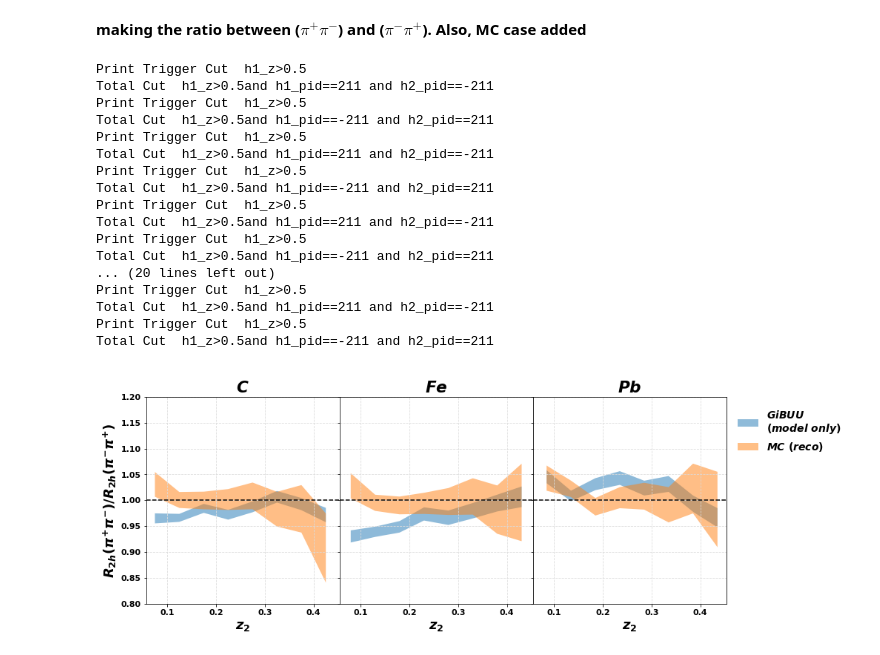
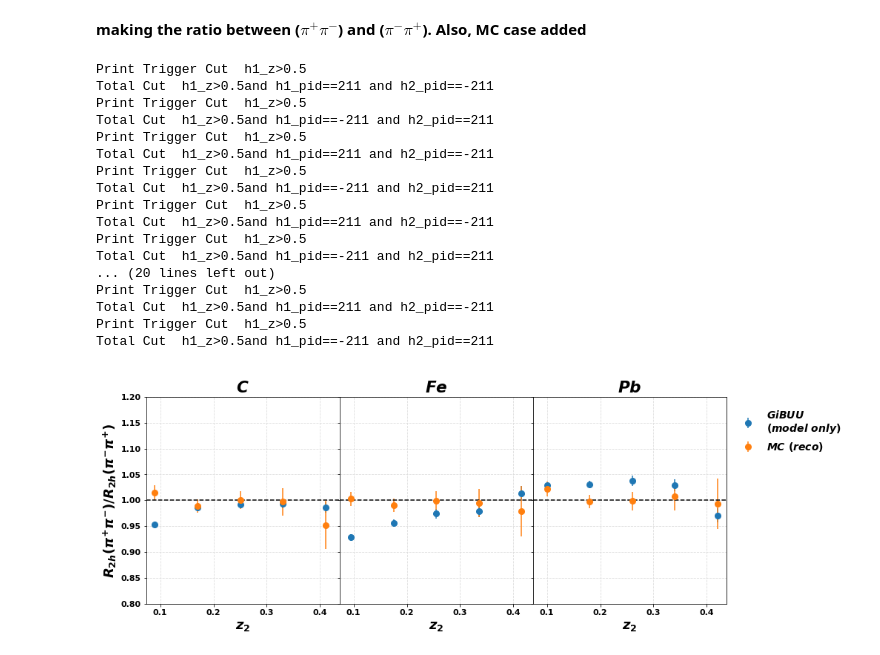
Before and after one commit to smoranvas/di-hadron, a Jupyter notebook: getRatios.ipynb, the cells around one changed output. Cells and saved outputs as stored; diff of their text form; code cells hidden in the pictures.

```diff
--- a/getRatios.ipynb
+++ b/getRatios.ipynb
@@ -375,7 +226,7 @@ Wall time: 4.3 s
 # %%
 for key in df_mc_trigger.keys():
     print (key)
-    df_mc_trigger[key] = applyCuts(df_mc_trigger[key],isTrigger=True)
+    df_mc_trigger[key] = r2h.applyCuts(df_mc_trigger[key],isTrigger=True)
     print (' ')
 # %% [output]
 C_trigger
@@ -851,26 +734,21 @@ plt.show()
 # %%
 fig = plt.figure(figsize=(8,6))
 
-colors = {}
-colors['C'] = '#1f77b4'
-colors['Fe'] = '#ff7f0e'
-colors['Pb']=  '#2ca02c'
-
 for i,target in enumerate(['C','Fe','Pb']):
-    r, err,x = getRatio(df['%s'%target], df['D_%s'%target], df_trigger['%s_trigger'%target],
+    r, err,x = r2h.getRatio(df['%s'%target], df['D_%s'%target], df_trigger['%s_trigger'%target],
                         df_trigger['D_%s_trigger'%target],variable='pair_mass',minz=0.3,
-                        maxz=1.8,nbins=11,pair_cut='and h2_z>0.10',applyweight=False
-                       )
-    plt.errorbar(x+0.005*i,r,yerr=err,label='This work, %s'%target,ms=8,fmt='o',alpha=0.8,color=colors[target])
+                        maxz=1.8,nbins=11,pair_cut='%s and h2_z>0.10'%pair_cut_nom,
+                            trig_cut = trigger_cut_nom, applyweight=False)
+    plt.errorbar(x+0.005*i,r,yerr=err,label='This work, %s'%target,ms=8,fmt='o',alpha=0.8,color=colors[i+1])
     #plt.fill_between(x+0.02*i,r*1.04,r*0.96, alpha=0.2,color=colors[target])
 
     ##GiBUU
-    r, err,x = getRatio(df['GiBUU_%s'%target],df['GiBUU_D'],df_trigger['GiBUU_%s_trigger'%target],
+    r, err,x = r2h.getRatio(df['GiBUU_%s'%target],df['GiBUU_D'],df_trigger['GiBUU_%s_trigger'%target],
                         df_trigger['GiBUU_D_trigger'],variable='pair_mass',minz=0.3,maxz=1.8,
                         nbins=11,pair_cut='and h2_z>0.10',applyweight=False)
     #plt.fill_between(x,r,r-err,r+err,label='GiBUU %s'%target,alpha=0.5)
     #plt.plot(x+0.005*i,r,color=colors[target],lw=3,alpha=0.8,label='GiBUU %s'%target)
-    plt.fill_between(x+0.005*i,r-err,r+err,label='GiBUU %s'%target,alpha=0.5,lw=2)
+    plt.fill_between(x+0.005*i,r-err,r+err,label='GiBUU %s'%target,alpha=0.5,lw=2,color=colors[i+1])
 
 plt.tick_params(axis="x", labelsize=16)
 plt.tick_params(axis="y", labelsize=16)
@@ -996,14 +855,15 @@ fig, axs = plt.subplots(1, 3,sharex=True, sharey=True,figsize=(15,5),gridspec_kw
 ratio={}
 ratio_err={}
 x_coor={}
+BINS=6
 ##Data
 for i,target in enumerate(['C','Fe','Pb']):
-    r2, err2,x2 = getRatio(df['%s'%target], df['D_%s'%target],
+    r2, err2,x2 = r2h.getRatio(df['%s'%target], df['D_%s'%target],
                         df_trigger['%s_trigger'%target], df_trigger['D_%s_trigger'%target],
-                        minz=0.05,maxz=0.45, variable='h2_z', pair_cut = 'and h1_pid==211 and h2_pid==-211')
-    r3, err3,x3 = getRatio(df['%s'%target], df['D_%s'%target],
+                        minz=0.05,maxz=0.45, variable='h2_z', pair_cut = 'and h1_pid==211 and h2_pid==-211',nbins=BINS)
+    r3, err3,x3 = r2h.getRatio(df['%s'%target], df['D_%s'%target],
                         df_trigger['%s_trigger'%target], df_trigger['D_%s_trigger'%target],
-                        minz=0.05,maxz=0.45, variable='h2_z', pair_cut = 'and h1_pid==-211 and h2_pid==211')
+                        minz=0.05,maxz=0.45, variable='h2_z', pair_cut = 'and h1_pid==-211 and h2_pid==211',nbins=BINS)
     ratio['%s_data'%target] = r2/r3
     x_coor['%s_data'%target]   =x2
     ratio_err['%s_data'%target] = (r2/r3)*   np.sqrt( np.power( (err2/r2),2.0) + np.power((err3/r3) ,2.0)   )
@@ -1018,27 +878,27 @@ for i,target in enumerate(['C','Fe','Pb']):
 #    if i==0:    axs[i].fill_between(x+0.005*i,r-err,r+err,alpha=0.9,lw=5,label='GiBUU All Pairs')
 #    else:    axs[i].fill_between(x+0.005*i,r-err,r+err,alpha=0.9,lw=5)
 for i,target in enumerate(['C','Fe','Pb']):
-    r2_GiBUU, err2_GiBUU,x2_GiBUU = getRatio(df['GiBUU_%s'%target],df['GiBUU_D'],
+    r2_GiBUU, err2_GiBUU,x2_GiBUU = r2h.getRatio(df['GiBUU_%s'%target],df['GiBUU_D'],
                                              df_trigger['GiBUU_%s_trigger'%target], df_trigger['GiBUU_D_trigger']
                        ,variable='h2_z',minz=0.05,maxz=0.45, applyweight=False,
-                        pair_cut = 'and h1_pid==211 and h2_pid==-211')
-    r3_GiBUU, err3_GiBUU,x3_GiBUU = getRatio(df['GiBUU_%s'%target],df['GiBUU_D'],
+                        pair_cut = 'and h1_pid==211 and h2_pid==-211',nbins=BINS)
+    r3_GiBUU, err3_GiBUU,x3_GiBUU = r2h.getRatio(df['GiBUU_%s'%target],df['GiBUU_D'],
                                              df_trigger['GiBUU_%s_trigger'%target],df_trigger['GiBUU_D_trigger']
                        ,variable='h2_z',minz=0.05,maxz=0.45, applyweight=False,
-                        pair_cut = 'and h1_pid==-211 and h2_pid==211')
+                        pair_cut = 'and h1_pid==-211 and h2_pid==211',nbins=BINS)
     ratio['%s_GiBUU'%target] = r2_GiBUU/r3_GiBUU
     ratio_err['%s_GiBUU'%target] = (r2_GiBUU/r3_GiBUU)*   np.sqrt( np.power( (err2_GiBUU/r2_GiBUU),2.0) +
                                                                   np.power((err3_GiBUU/r3_GiBUU) ,2.0)   )
 ## MC
 for i,target in enumerate(['C','Fe','Pb']):
-    r2_mc, err2_mc,x2_mc = getRatio(df_mc['%s'%target],df_mc['D'],
+    r2_mc, err2_mc,x2_mc = r2h.getRatio(df_mc['%s'%target],df_mc['D'],
                                              df_mc_trigger['%s_trigger'%target], df_mc_trigger['D_trigger']
                        ,variable='h2_z',minz=0.05,maxz=0.45, applyweight=False,
-                        pair_cut = 'and h1_pid==211 and h2_pid==-211')
-    r3_mc, err3_mc,x3_mc = getRatio(df_mc['%s'%target],df_mc['D'],
+                        pair_cut = 'and h1_pid==211 and h2_pid==-211',nbins=BINS)
+    r3_mc, err3_mc,x3_mc = r2h.getRatio(df_mc['%s'%target],df_mc['D'],
                                              df_mc_trigger['%s_trigger'%target], df_mc_trigger['D_trigger']
                        ,variable='h2_z',minz=0.05,maxz=0.45, applyweight=False,
-                        pair_cut = 'and h1_pid==-211 and h2_pid==211')
+                        pair_cut = 'and h1_pid==-211 and h2_pid==211',nbins=BINS)
     ratio['%s_mc'%target] = r2_mc/r3_mc
     ratio_err['%s_mc'%target] = (r2_mc/r3_mc)*   np.sqrt( np.power( (err2_mc/r2_mc),2.0) +
                                                                   np.power((err3_mc/r3_mc) ,2.0)   )
@@ -1060,28 +920,30 @@ for i,target in enumerate(['C','Fe','Pb']):
 #        axs[i].fill_between(x_coor['%s_data'%target]+0.005*i,ratio['%s_data'%target]-ratio_err['%s_data'%target],
 #                            ratio['%s_data'%target]+ratio_err['%s_data'%target],alpha=alpha_value,lw=5)
     if i==0:
-        #axs[i].errorbar(x_coor['%s_data'%target]+0.005*i,ratio['%s_GiBUU'%target],
-        #                        yerr=ratio_err['%s_GiBUU'%target],
-        #                        label='$GiBUU$ \n$(model$ $only)$',fmt='o',ms=8)
-        axs[i].fill_between(x_coor['%s_data'%target]+0.005*i,ratio['%s_GiBUU'%target]-ratio_err['%s_GiBUU'%target],
-                            ratio['%s_GiBUU'%target]+ratio_err['%s_GiBUU'%target],alpha=alpha_value,lw=5,label='$GiBUU$ \n$(model$ $only)$',)
+        axs[i].errorbar(x_coor['%s_data'%target]+0.005*i,ratio['%s_GiBUU'%target],
+                                yerr=ratio_err['%s_GiBUU'%target],
+                                label='$GiBUU$ \n$(model$ $only)$',fmt='o',ms=8)
+        #axs[i].fill_between(x_coor['%s_data'%target]+0.005*i,ratio['%s_GiBUU'%target]-ratio_err['%s_GiBUU'%target],
+        #                    ratio['%s_GiBUU'%target]+ratio_err['%s_GiBUU'%target],alpha=alpha_value,
+        #                    lw=5,label='$GiBUU$ \n$(model$ $only)$',)
     else:
-        #axs[i].errorbar(x_coor['%s_data'%target]+0.005*i,ratio['%s_GiBUU'%target],
-        #                       yerr=ratio_err['%s_GiBUU'%target],fmt='o',ms=8)
-        axs[i].fill_between(x_coor['%s_data'%target]+0.005*i,ratio['%s_GiBUU'%target]-ratio_err['%s_GiBUU'%target],
-                            ratio['%s_GiBUU'%target]+ratio_err['%s_GiBUU'%target],alpha=alpha_value,lw=5)
+        axs[i].errorbar(x_coor['%s_data'%target]+0.005*i,ratio['%s_GiBUU'%target],
+                               yerr=ratio_err['%s_GiBUU'%target],fmt='o',ms=8)
+        #axs[i].fill_between(x_coor['%s_data'%target]+0.005*i,ratio['%s_GiBUU'%target]-ratio_err['%s_GiBUU'%target],
+        #                    ratio['%s_GiBUU'%target]+ratio_err['%s_GiBUU'%target],alpha=alpha_value,lw=5)
 
     if i==0:
-        #axs[i].errorbar(x_coor['%s_data'%target]+0.005*i,ratio['%s_mc'%target],
-        #                        yerr=ratio_err['%s_mc'%target],
-        #                        label='$MC$ $(reco)$',fmt='o',ms=8)
-        axs[i].fill_between(x_coor['%s_data'%target]+0.005*i,ratio['%s_mc'%target]-ratio_err['%s_mc'%target],
-                            ratio['%s_mc'%target]+ratio_err['%s_mc'%target],alpha=alpha_value,lw=5, label='$MC$ $(reco)$')
+        axs[i].errorbar(x_coor['%s_data'%target]+0.005*i,ratio['%s_mc'%target],
+                                yerr=ratio_err['%s_mc'%target],
+                                label='$MC$ $(reco)$',fmt='o',ms=8)
+        #axs[i].fill_between(x_coor['%s_data'%target]+0.005*i,ratio['%s_mc'%target]-ratio_err['%s_mc'%target],
+        #                    ratio['%s_mc'%target]+ratio_err['%s_mc'%target],alpha=alpha_value,lw=5,
+        #                    label='$MC$ $(reco)$')
     else:
-        #axs[i].errorbar(x_coor['%s_data'%target]+0.005*i,ratio['%s_mc'%target],
-        #                       yerr=ratio_err['%s_mc'%target],fmt='o',ms=8)
-        axs[i].fill_between(x_coor['%s_data'%target]+0.005*i,ratio['%s_mc'%target]-ratio_err['%s_mc'%target],
-                            ratio['%s_mc'%target]+ratio_err['%s_mc'%target],alpha=alpha_value,lw=5)
+        axs[i].errorbar(x_coor['%s_data'%target]+0.005*i,ratio['%s_mc'%target],
+                               yerr=ratio_err['%s_mc'%target],fmt='o',ms=8)
+        #axs[i].fill_between(x_coor['%s_data'%target]+0.005*i,ratio['%s_mc'%target]-ratio_err['%s_mc'%target],
+        #                    ratio['%s_mc'%target]+ratio_err['%s_mc'%target],alpha=alpha_value,lw=5)
 
 for i in range(3):    axs[i].set_xlabel('$z_{2}$',fontsize=18)
 
@@ -1098,31 +960,31 @@ for i in range(0,3):
     #axs[i].legend(loc='best',frameon=False,fontsize=13.5,ncol=2 )
     axs[i].grid(True, axis='x',color='gainsboro', linestyle='dashed')
     axs[i].grid(True, axis='y',color='gainsboro', linestyle='dashed')
     axs[i].tick_params(axis='y', which='major', labelsize=11)
     axs[i].tick_params(axis='both', which='major', labelsize=11)
 
 plt.subplots_adjust(right=0.85, top=0.9)
 fig.legend(loc='upper right',ncol=1,frameon=False,fontsize=14, borderaxespad=0.3, title='\n')
 #plt.savefig('ComparisonWithHermes_Linear.png')
 #plt.yscale('log')
 plt.savefig('ComparisonDataGiBUUMC_chargedSeparatedPairs.pdf', bbox_inches='tight')
 plt.show()
 # %% [output]
 Print Trigger Cut  h1_z>0.5
 Total Cut  h1_z>0.5and h1_pid==211 and h2_pid==-211
 Print Trigger Cut  h1_z>0.5
 Total Cut  h1_z>0.5and h1_pid==-211 and h2_pid==211
 Print Trigger Cut  h1_z>0.5
 Total Cut  h1_z>0.5and h1_pid==211 and h2_pid==-211
 Print Trigger Cut  h1_z>0.5
 Total Cut  h1_z>0.5and h1_pid==-211 and h2_pid==211
 Print Trigger Cut  h1_z>0.5
 Total Cut  h1_z>0.5and h1_pid==211 and h2_pid==-211
 Print Trigger Cut  h1_z>0.5
 Total Cut  h1_z>0.5and h1_pid==-211 and h2_pid==211
 ... (20 lines left out)
 Print Trigger Cut  h1_z>0.5
 Total Cut  h1_z>0.5and h1_pid==211 and h2_pid==-211
 Print Trigger Cut  h1_z>0.5
 Total Cut  h1_z>0.5and h1_pid==-211 and h2_pid==211
-[figure, old version]
+[figure, new version]
```
Also changed, not shown: parts of 55 cells of this notebook.
